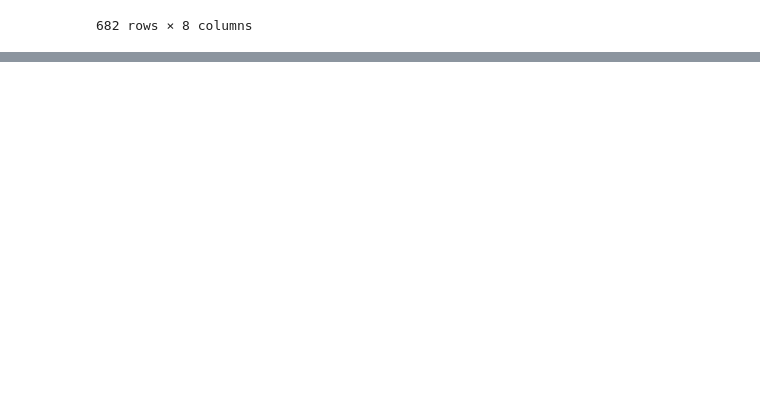
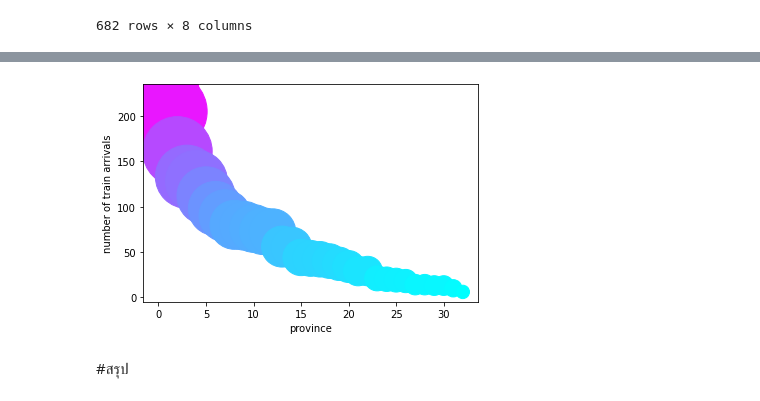
Before and after one commit to ThanikPimpiban/DWDM21, a Jupyter notebook: Project_final.ipynb, the cells around one changed output, grey strips where cells are left out. Saved outputs shown, nothing was run; the diff lists cells and outputs as text; code cells hidden in the pictures; blank space fills up the shorter version.

```diff
--- a/Project_final.ipynb
+++ b/Project_final.ipynb
@@ -311,0 +581,8 @@ Ex_1[['station_code','NAMET']]
+# %%
+plt.scatter(range(len(Top_Prov.iloc[-33:,1])),Top_Prov.iloc[-33:,1],s=30*Top_Prov.iloc[-33:,1],c=0.5*Top_Prov.iloc[-33:,1],cmap='cool')  ## Plot กราฟ โดยเปลี่ยนสีจุดตามข้อมูล
+plt.xlabel('province');
+plt.ylabel('number of train arrivals');
+# %% [output]
+[figure, added]
+# %% [markdown]
+#สรุป
```
Also changed, not shown: parts of 83 cells of this notebook.
